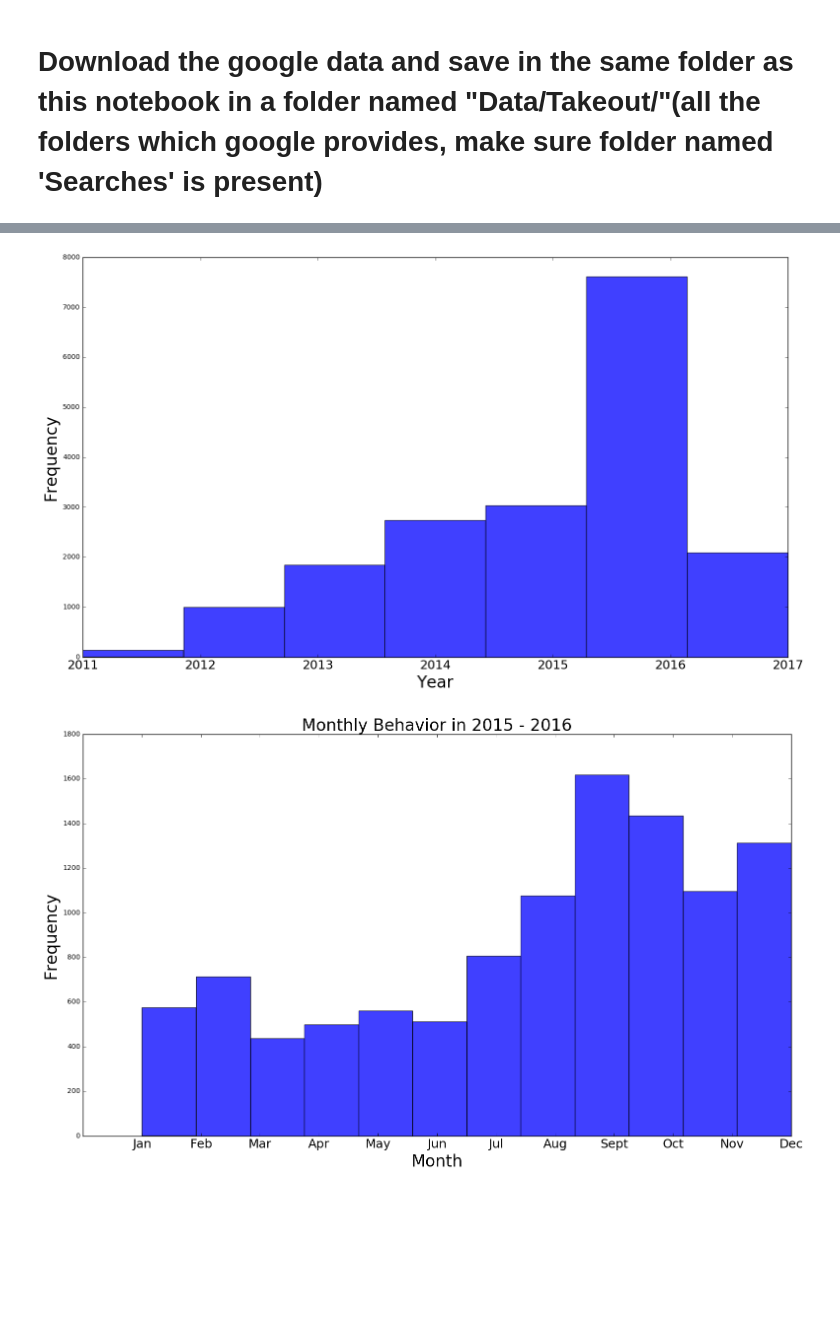
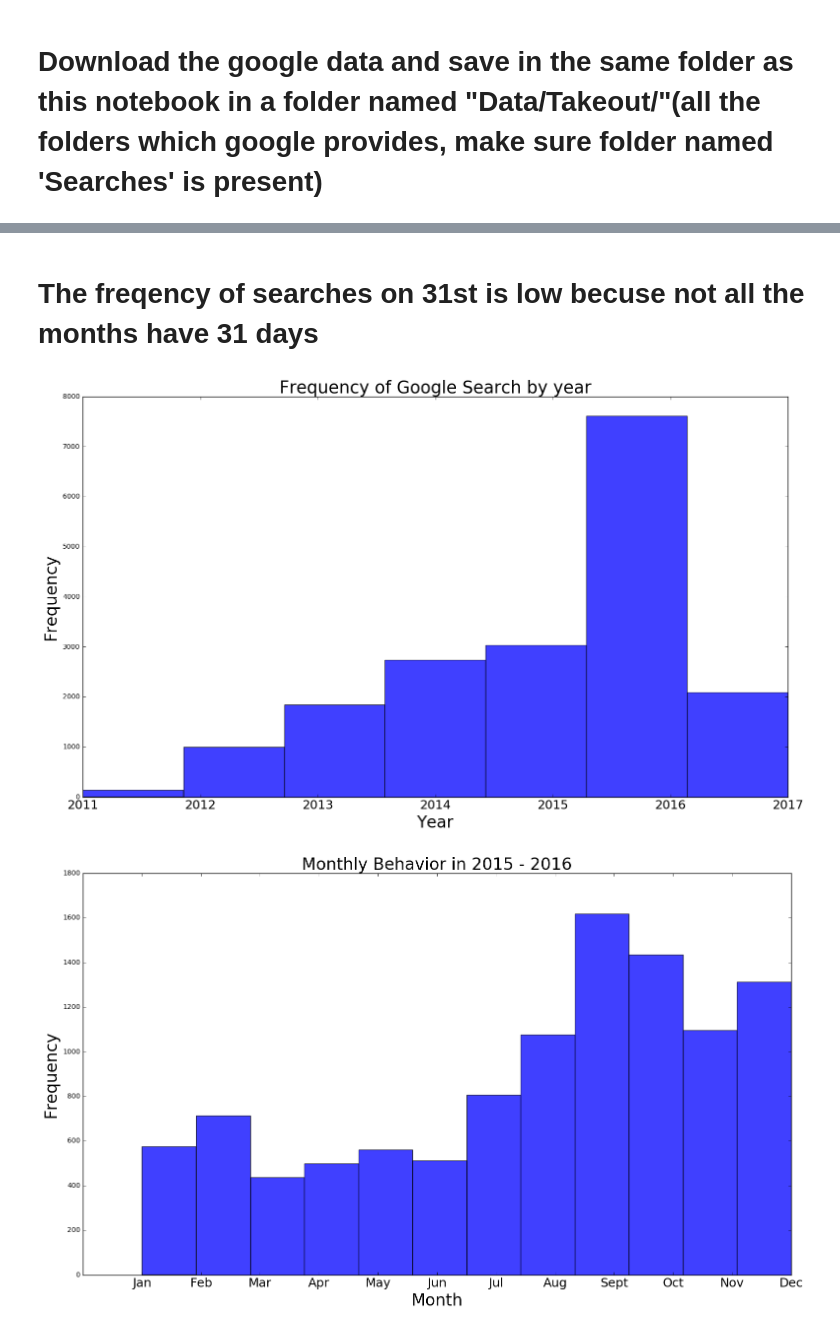
Before and after one commit to vishelar/Google_search_analyser, a Jupyter notebook: my_google_searches.ipynb, the cells around one changed output, grey strips where cells are left out. Drawn from its saved outputs; the diff is of its cells as text; code cells hidden in the pictures; blank space fills up the shorter version.

```diff
--- a/my_google_searches.ipynb
+++ b/my_google_searches.ipynb
@@ -51,13 +53,16 @@ plt.show()
+# %% [markdown]
+# The freqency of searches on 31st is low becuse not all the months have 31 days
 # %%
 years = [datetime.datetime.strptime(i, '%Y-%m-%d %H:%M:%S').year for i in dates]
 n, bins, patches = plt.hist(years,7 , facecolor='blue', alpha=0.75)
 plt.xticks(range(2011,2018), range(2011,2018), fontsize=18)
 plt.xlabel('Year', fontsize=24)
 plt.ylabel('Frequency', fontsize=24)
+plt.title("Frequency of Google Search by year", fontsize=25)
 plt.gcf().set_size_inches(18.5, 10.5, forward=True)
 plt.show()
 # %% [output]
-[figure, old version]
+[figure, new version]
 # %%
 months = [datetime.datetime.strptime(i, '%Y-%m-%d %H:%M:%S').month
  for i in filter(lambda x: (int(x[:4]) >= 2015) & (int(x[:4]) < 2017), dates)]
```
Also changed, not shown: parts of 5 cells of this notebook.
